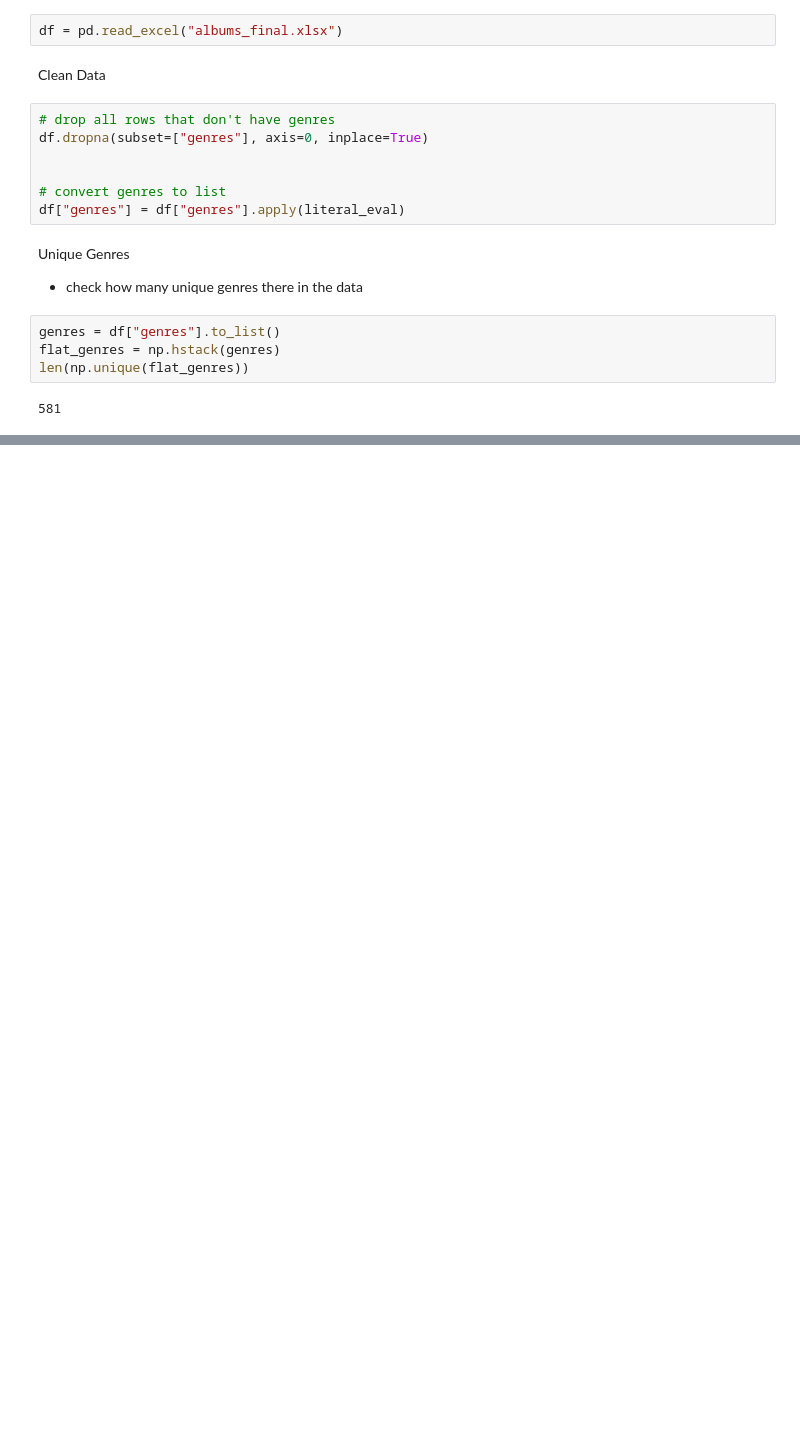
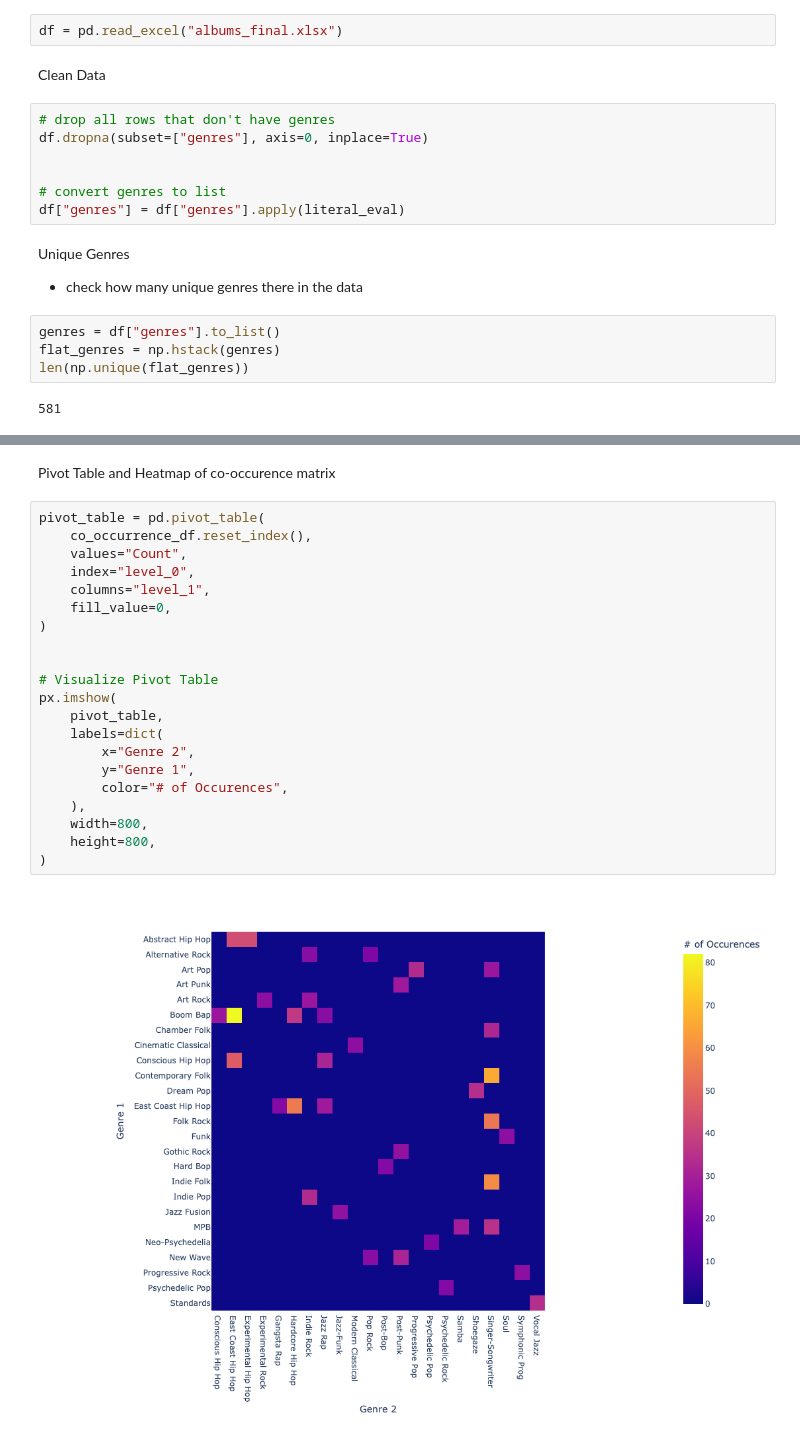
Before and after one commit to rheera/album-of-the-year-analysis, a Jupyter notebook: eda.ipynb, the cells around one changed output, grey strips where cells are left out. Saved outputs shown, nothing was run; the diff lists cells and outputs as text; blank space fills up the shorter version.

```diff
--- a/eda.ipynb
+++ b/eda.ipynb
@@ -36,0 +75,25 @@ len(np.unique(flat_genres))
+# %% [markdown]
+Pivot Table and Heatmap of co-occurence matrix
+# %%
+pivot_table = pd.pivot_table(
+    co_occurrence_df.reset_index(),
+    values="Count",
+    index="level_0",
+    columns="level_1",
+    fill_value=0,
+)
+
+
+# Visualize Pivot Table
+px.imshow(
+    pivot_table,
+    labels=dict(
+        x="Genre 2",
+        y="Genre 1",
+        color="# of Occurences",
+    ),
+    width=800,
+    height=800,
+)
+# %% [output]
+[figure, added]
```
Also changed, not shown: parts of 10 cells of this notebook, 1 other file.
